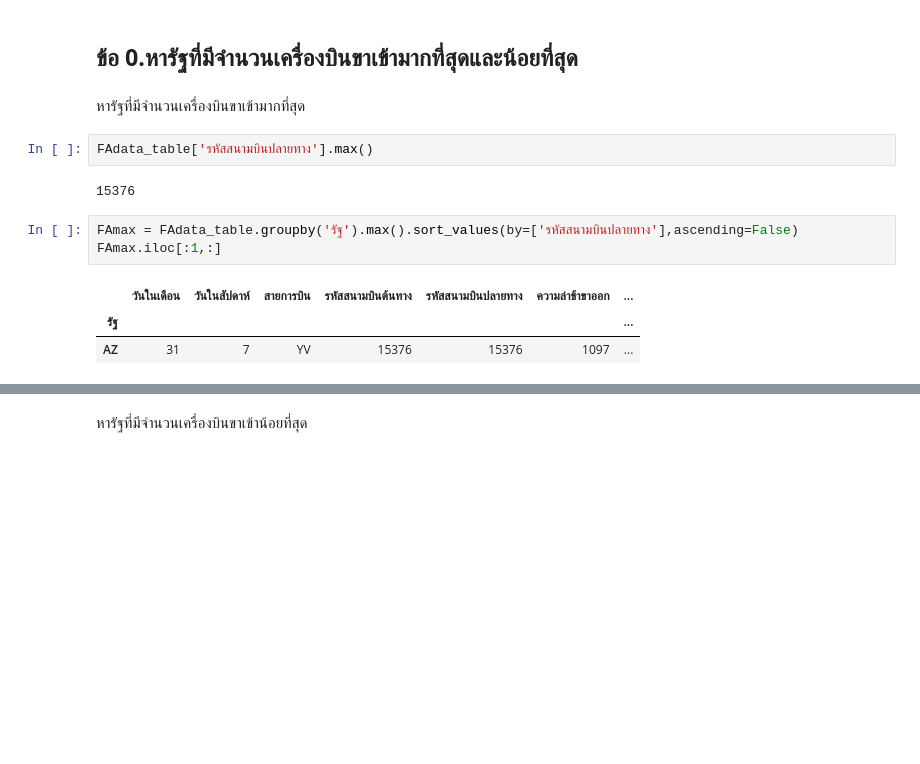
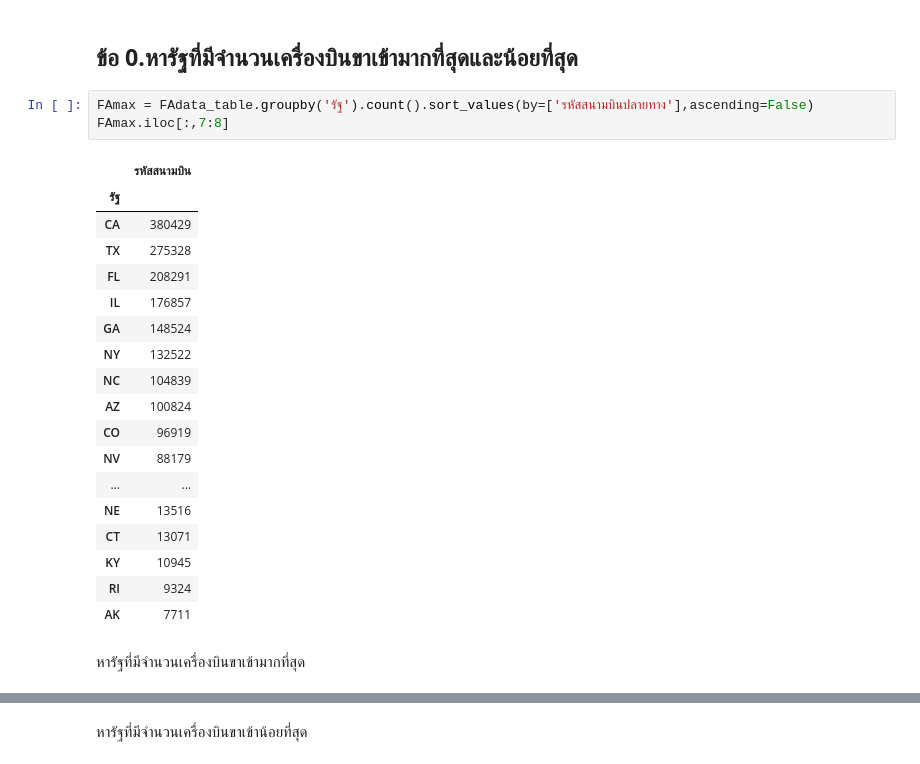
Before and after one commit to naruemonssp/DWDM21, a Jupyter notebook: MiniExam.ipynb, the cells around one changed output, grey strips where cells are left out. Saved outputs shown, nothing was run; the diff lists cells and outputs as text; blank space fills up the shorter version.

```diff
--- a/MiniExam.ipynb
+++ b/MiniExam.ipynb
@@ -108,16 +129,27 @@ FAdata_table.dropna()
 2702218 rows × 11 columns
 # %% [markdown]
 ## **ข้อ 0.หารัฐที่มีจำนวนเครื่องบินขาเข้ามากที่สุดและน้อยที่สุด**
+# %%
+FAmax = FAdata_table.groupby('รัฐ').count().sort_values(by=['รหัสสนามบินปลายทาง'],ascending=False)
+FAmax.iloc[:,7:8]
+# %% [output]
+|  | รหัสสนามบิน |
+| รัฐ |  |
+| CA | 380429 |
+| TX | 275328 |
+| FL | 208291 |
+| IL | 176857 |
+| GA | 148524 |
+| NY | 132522 |
+| NC | 104839 |
+| AZ | 100824 |
+| CO | 96919 |
+| NV | 88179 |
+| ... | ... |
+| NE | 13516 |
+| CT | 13071 |
+| KY | 10945 |
+| RI | 9324 |
+| AK | 7711 |
 # %% [markdown]
 หารัฐที่มีจำนวนเครื่องบินขาเข้ามากที่สุด
-# %%
-FAdata_table['รหัสสนามบินปลายทาง'].max()
-# %% [output]
-15376
-# %%
-FAmax = FAdata_table.groupby('รัฐ').max().sort_values(by=['รหัสสนามบินปลายทาง'],ascending=False)
-FAmax.iloc[:1,:]
-# %% [output]
-|  | วันในเดือน | วันในสัปดาห์ | สายการบิน | รหัสสนามบินต้นทาง | รหัสสนามบินปลายทาง | ความล่าช้าขาออก | ... |
-| รัฐ |  |  |  |  |  |  | ... |
-| AZ | 31 | 7 | YV | 15376 | 15376 | 1097 | ... |
```
Also changed, not shown: parts of 7 cells of this notebook.
